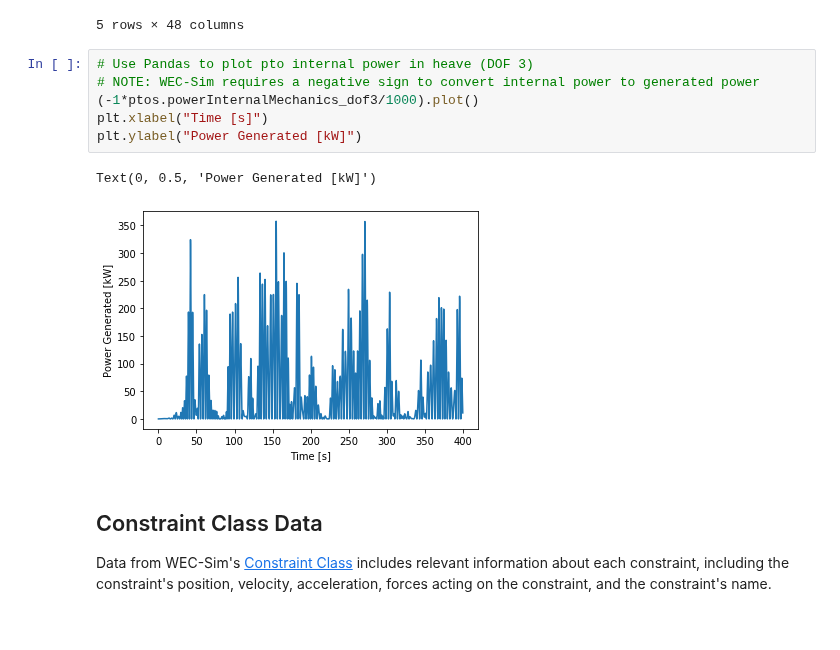
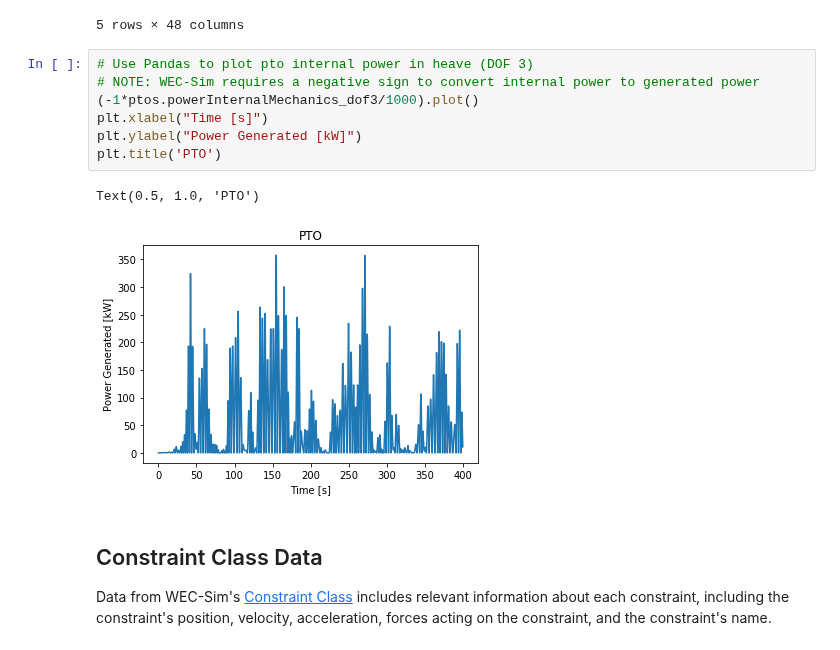
Before and after one commit to MHKiT-Software/MHKiT-Python, a Jupyter notebook: examples/wecsim_example.ipynb, the cells around one changed output. Cells and saved outputs as stored; diff of their text form.

```diff
--- a/examples/wecsim_example.ipynb
+++ b/examples/wecsim_example.ipynb
@@ -188,12 +188,13 @@ ptos.head()
 # %%
 # Use Pandas to plot pto internal power in heave (DOF 3)
 # NOTE: WEC-Sim requires a negative sign to convert internal power to generated power
 (-1*ptos.powerInternalMechanics_dof3/1000).plot()
 plt.xlabel("Time [s]")
 plt.ylabel("Power Generated [kW]")
+plt.title('PTO')
 # %% [output]
-Text(0, 0.5, 'Power Generated [kW]')
+Text(0.5, 1.0, 'PTO')
-[figure, old version]
+[figure, new version]
 # %% [markdown]
 ## Constraint Class Data
 Data from WEC-Sim's [Constraint Class](http://wec-sim.github.io/WEC-Sim/code_structure.html#constraint-class) includes relevant information about each constraint, including the constraint's position, velocity, acceleration, forces acting on the constraint, and the constraint's name.
```
Also changed, not shown: parts of 5 cells of this notebook.
